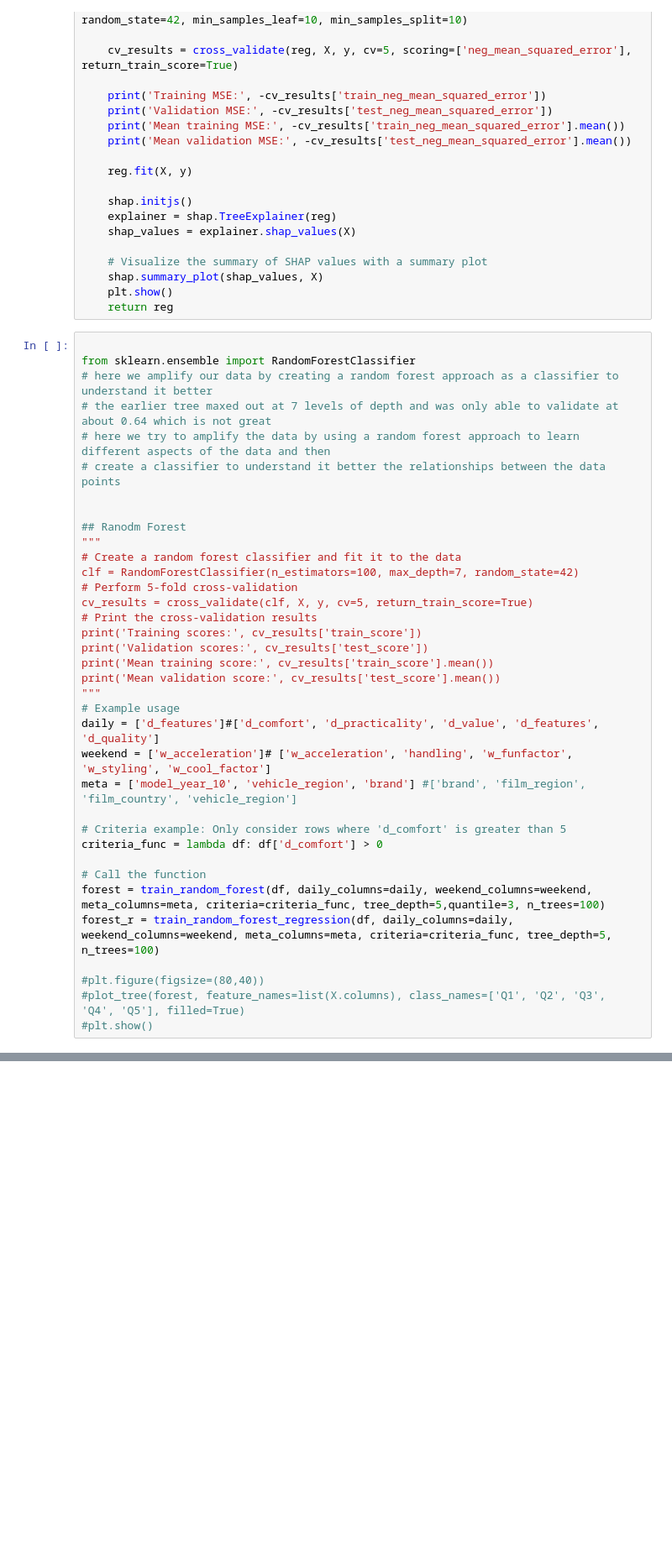
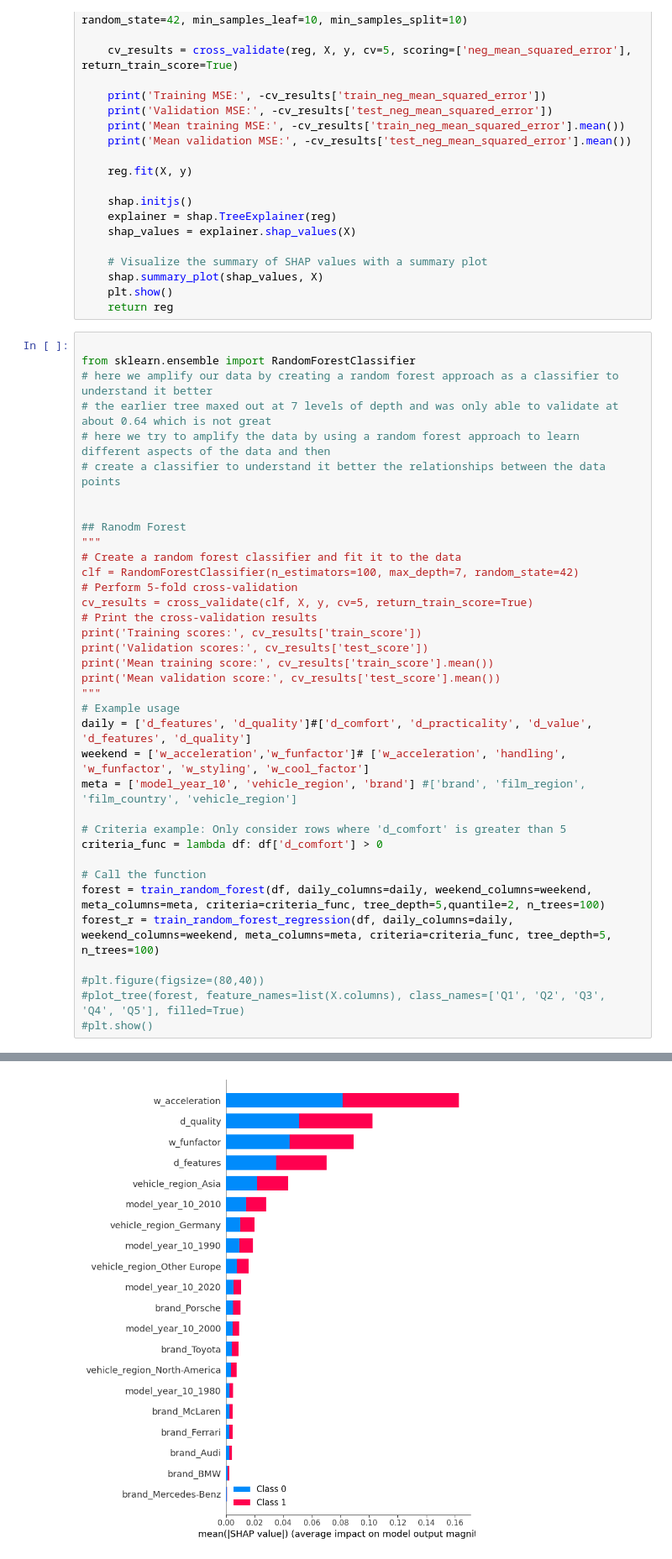
Before and after one commit to zcstarr/dougscore, a Jupyter notebook: dougs.ipynb, the cells around one changed output, grey strips where cells are left out. Shown at 84% size. Cells and saved outputs as stored; diff of their text form; blank space fills up the shorter version.

```diff
--- a/dougs.ipynb
+++ b/dougs.ipynb
@@ -1262,17 +1298,18 @@ print('Mean training score:', cv_results['train_score'].mean())
 print('Mean validation score:', cv_results['test_score'].mean())
 """
 # Example usage
-daily = ['d_features']#['d_comfort', 'd_practicality', 'd_value', 'd_features', 'd_quality']
-weekend = ['w_acceleration']# ['w_acceleration', 'handling', 'w_funfactor', 'w_styling', 'w_cool_factor']
+daily = ['d_features', 'd_quality']#['d_comfort', 'd_practicality', 'd_value', 'd_features', 'd_quality']
+weekend = ['w_acceleration','w_funfactor']# ['w_acceleration', 'handling', 'w_funfactor', 'w_styling', 'w_cool_factor']
 meta = ['model_year_10', 'vehicle_region', 'brand'] #['brand', 'film_region', 'film_country', 'vehicle_region']
 
 # Criteria example: Only consider rows where 'd_comfort' is greater than 5
 criteria_func = lambda df: df['d_comfort'] > 0
 
 # Call the function
-forest = train_random_forest(df, daily_columns=daily, weekend_columns=weekend, meta_columns=meta, criteria=criteria_func, tree_depth=5,quantile=3, n_trees=100)
+forest = train_random_forest(df, daily_columns=daily, weekend_columns=weekend, meta_columns=meta, criteria=criteria_func, tree_depth=5,quantile=2, n_trees=100)
 forest_r = train_random_forest_regression(df, daily_columns=daily, weekend_columns=weekend, meta_columns=meta, criteria=criteria_func, tree_depth=5, n_trees=100)
 
 #plt.figure(figsize=(80,40))
 #plot_tree(forest, feature_names=list(X.columns), class_names=['Q1', 'Q2', 'Q3', 'Q4', 'Q5'], filled=True)
 #plt.show()
+# %% [output]
@@ -1278,0 +1321 @@ forest_r = train_random_forest_regression(df, daily_columns=daily, weekend_colum
+[figure, added]
```
Also changed, not shown: parts of 6 cells of this notebook.
